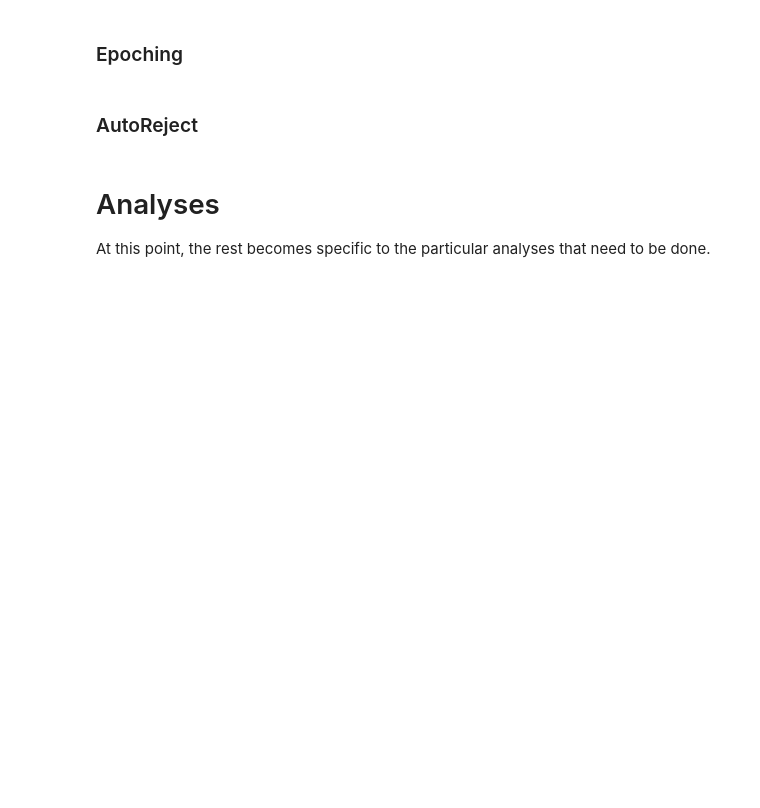
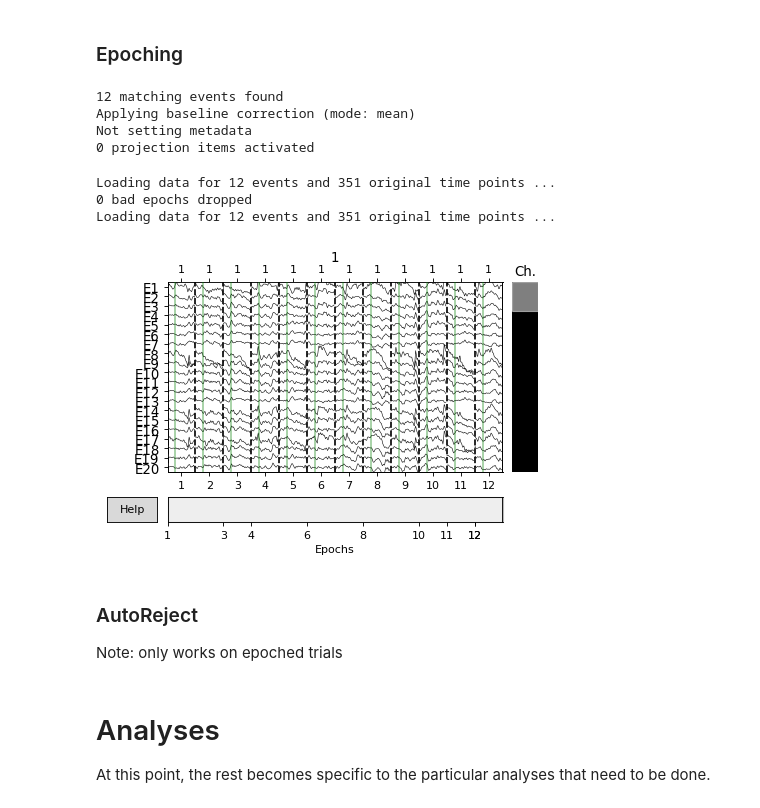
Before and after one commit to TomDonoghue/HyperEEG, a Jupyter notebook: notebooks/01-EEGProcessing.ipynb, the cells around one changed output. Cells and saved outputs as stored; diff of their text form; code cells hidden in the pictures; blank space fills up the shorter version.

```diff
--- a/notebooks/01-EEGProcessing.ipynb
+++ b/notebooks/01-EEGProcessing.ipynb
@@ -220,8 +191,23 @@ Filter length of 1651 samples (3.302 sec) selected
 # %%
 # Epoch data
-#epochs = mne.Epochs(eeg_dat, ...)
+epochs = mne.Epochs(raw, dat_evs, event_id=1)
+# %% [output]
+12 matching events found
+Applying baseline correction (mode: mean)
+Not setting metadata
+0 projection items activated
-# %% [markdown]
-### AutoReject
+# %%
+# Sanity check event time series
+epochs.plot();
+# %% [output]
+Loading data for 12 events and 351 original time points ...
+0 bad epochs dropped
+Loading data for 12 events and 351 original time points ...
+[figure, added]
+# %% [markdown]
+### AutoReject
+
+Note: only works on epoched trials
 # %%
 # Initialize autoreject object
 #ar = AutoReject()
```
Also changed, not shown: parts of 32 cells of this notebook.
